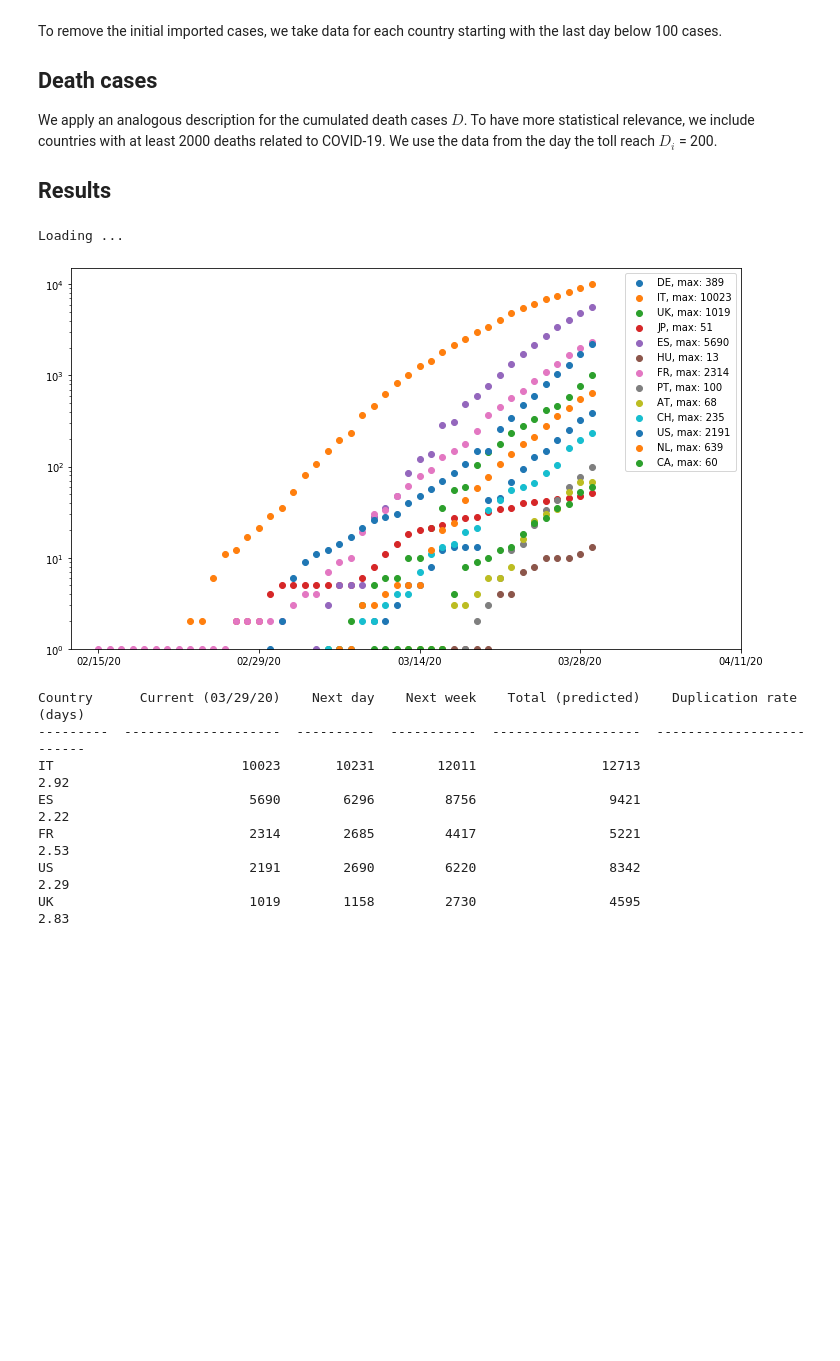
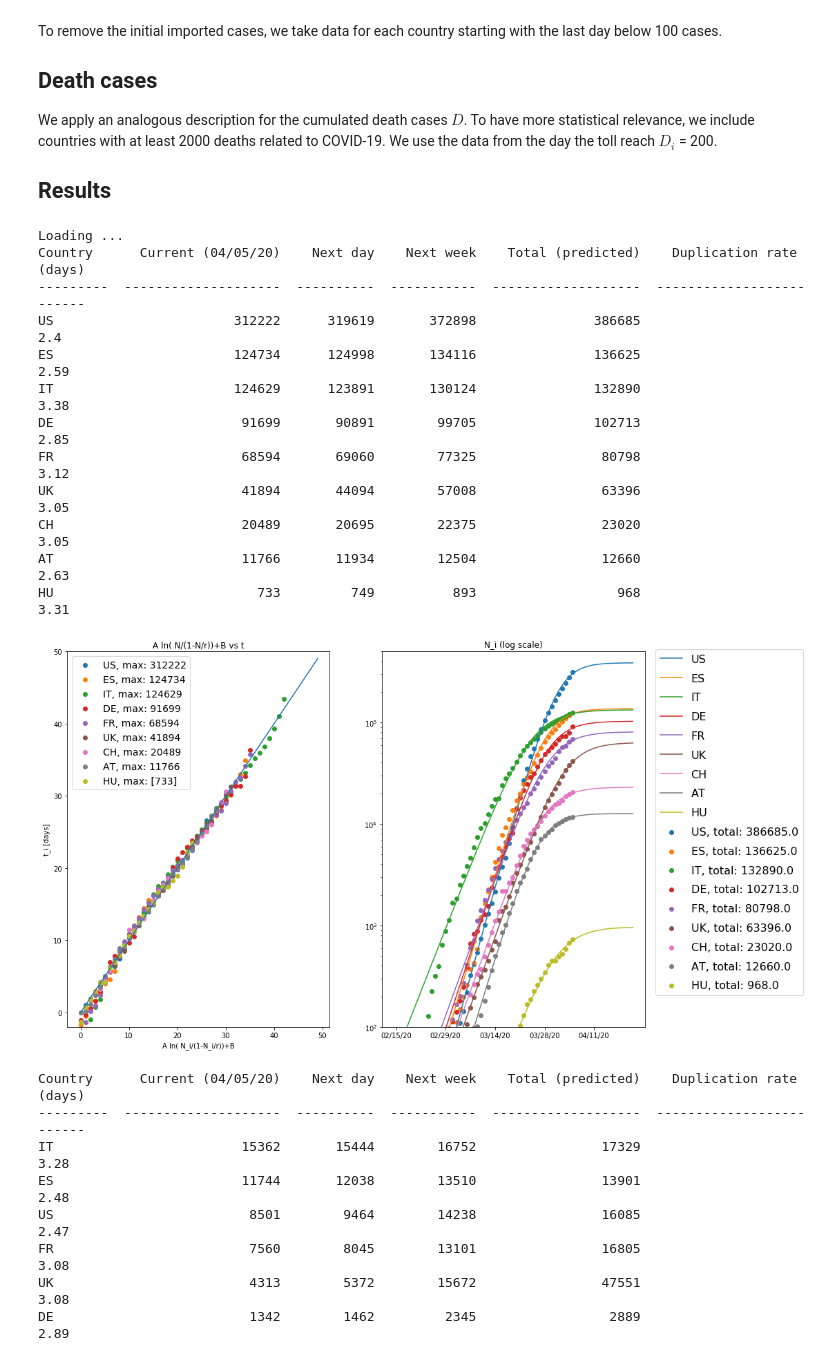
Before and after one commit to rappakos/COVID-19, a Jupyter notebook: covid-19.ipynb, the cells around one changed output. Drawn from its saved outputs; the diff is of its cells as text; code cells hidden in the pictures; blank space fills up the shorter version.

```diff
--- a/covid-19.ipynb
+++ b/covid-19.ipynb
@@ -74,25 +74,37 @@ We use the data from the day the toll reach $D_i$ = 200.
 # %%
 import sys
 sys.path.insert(0, './COVID19')
 from importlib import reload
 import logistic_model as lm
 reload(lm)
 
-model = lm.logistic_model(source='ecdc', endDate='2020-04-15', hide=['SE','KR*','BE'])
+model = lm.logistic_model(source='ecdc', endDate='2020-04-22', hide=['SE','KR*','BE','JP','PT','CA','NL'])
 #model.plot_raw('log')
 
-#model.plot_fitted('log')
+model.plot_fitted('log')
 
-model.plot_death_cases(ylim=15000)
+#model.plot_death_cases(ylim=20000)
 #model.process_death_cases()
 model.plot_fitted_deaths(yscale='linear')
 # %% [output]
 Loading ...
+Country      Current (04/05/20)    Next day    Next week    Total (predicted)    Duplication rate (days)
+---------  --------------------  ----------  -----------  -------------------  -------------------------
+US                       312222      319619       372898               386685                       2.4
+ES                       124734      124998       134116               136625                       2.59
+IT                       124629      123891       130124               132890                       3.38
+DE                        91699       90891        99705               102713                       2.85
+FR                        68594       69060        77325                80798                       3.12
+UK                        41894       44094        57008                63396                       3.05
+CH                        20489       20695        22375                23020                       3.05
+AT                        11766       11934        12504                12660                       2.63
+HU                          733         749          893                  968                       3.31
-[figure, old version]
+[figure, new version]
-Country      Current (03/29/20)    Next day    Next week    Total (predicted)    Duplication rate (days)
+Country      Current (04/05/20)    Next day    Next week    Total (predicted)    Duplication rate (days)
 ---------  --------------------  ----------  -----------  -------------------  -------------------------
-IT                        10023       10231        12011                12713                       2.92
-ES                         5690        6296         8756                 9421                       2.22
-FR                         2314        2685         4417                 5221                       2.53
-US                         2191        2690         6220                 8342                       2.29
-UK                         1019        1158         2730                 4595                       2.83
+IT                        15362       15444        16752                17329                       3.28
+ES                        11744       12038        13510                13901                       2.48
+US                         8501        9464        14238                16085                       2.47
+FR                         7560        8045        13101                16805                       3.08
+UK                         4313        5372        15672                47551                       3.08
+DE                         1342        1462         2345                 2889                       2.89
```
Also changed, not shown: parts of 1 cell of this notebook, 1 other file.
